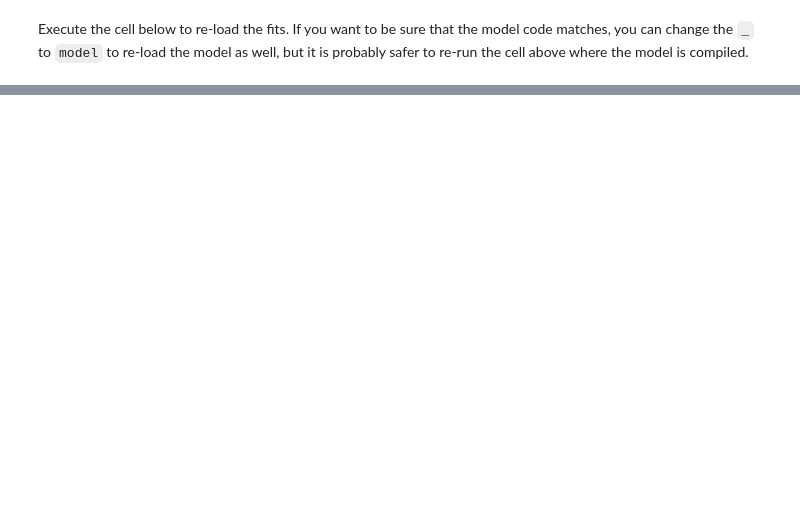
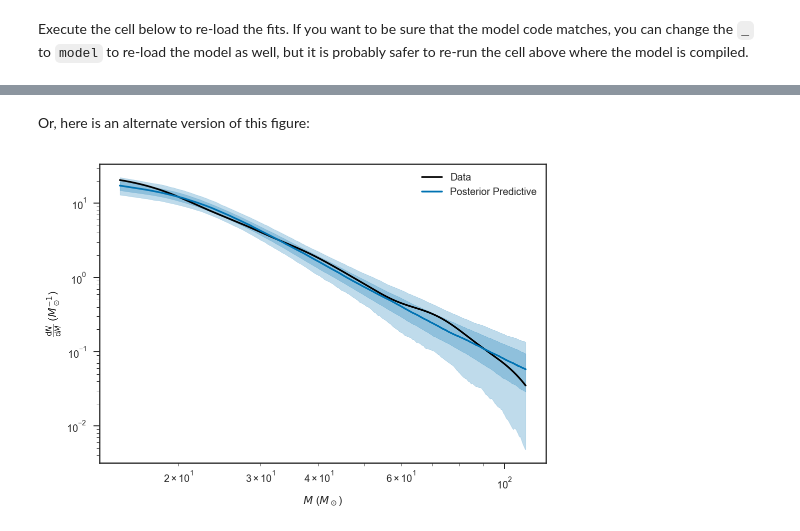
Before and after one commit to farr/30DorIMF, a Jupyter notebook: IMF.ipynb, the cells around one changed output, grey strips where cells are left out. Saved outputs shown, nothing was run; the diff lists cells and outputs as text; code cells hidden in the pictures; blank space fills up the shorter version.

```diff
--- a/IMF.ipynb
+++ b/IMF.ipynb
@@ -483,0 +582,24 @@ legend(loc='best')
+# %% [markdown]
+Or, here is an alternate version of this figure:
+# %%
+ms = logspace(log10(MComplete), log10(np.max(stellar_parameters['Mini'])+10), 1000)
+plot(ms, empirical_dNdM(stellar_parameters['Mini'][stellar_parameters['Mini']>MComplete])(ms), color='k', label='Data')
+
+edNdMs = []
+for i in range(1000):
+    ms_draw, _ = draw_systems(fit, chain)
+    edNdMs.append(empirical_dNdM(ms_draw)(ms))
+edNdMs = array(edNdMs)
+
+plot(ms, median(edNdMs, axis=0), color=sns.color_palette()[0], label='Posterior Predictive')
+fill_between(ms, percentile(edNdMs, 84, axis=0), percentile(edNdMs, 16, axis=0), color=sns.color_palette()[0], alpha=0.25)
+fill_between(ms, percentile(edNdMs, 97.5, axis=0), percentile(edNdMs, 2.5, axis=0), color=sns.color_palette()[0], alpha=0.25)
+yscale('log')
+xscale('log')
+xlabel(r'$M$ ($M_\odot$)')
+ylabel(r'$\frac{\mathrm{d} N}{\mathrm{d} M}$ ($M_\odot^{-1}$)')
+legend(loc='best')
+
+savefig('dNdM-ppc-band.pdf')
+# %% [output]
+[figure, added]
```
Also changed, not shown: parts of 18 cells of this notebook, 7 other files.
